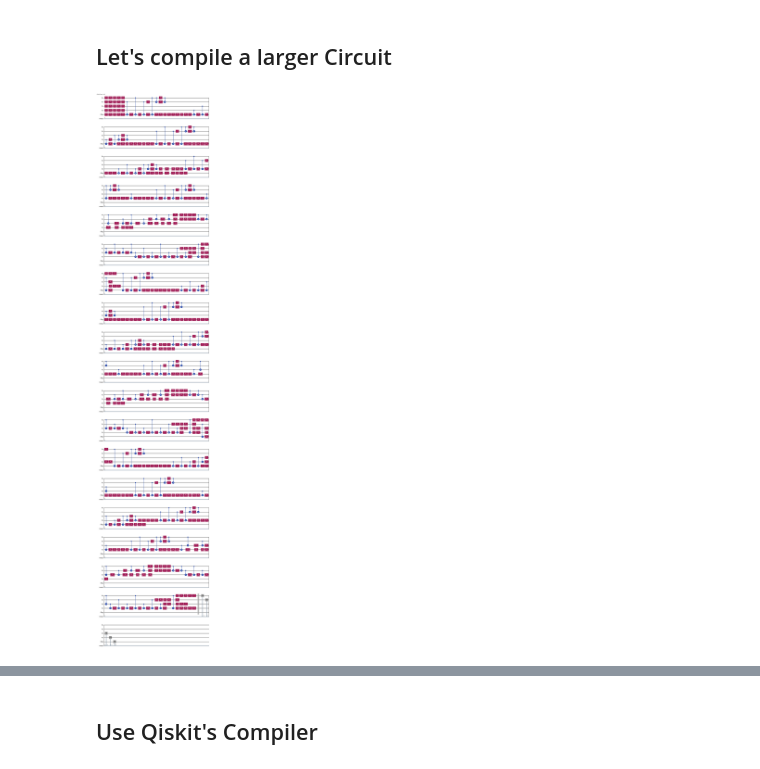
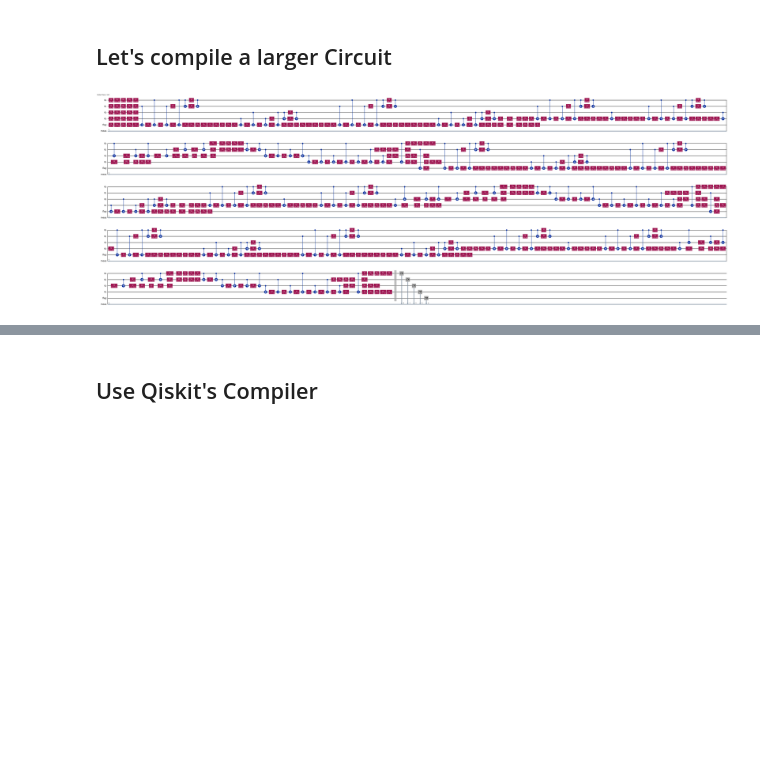
Before and after one commit to cda-tum/mqt, a Jupyter notebook: tutorial/02_compilation.ipynb, the cells around one changed output, grey strips where cells are left out. Saved outputs shown, nothing was run; the diff lists cells and outputs as text; code cells hidden in the pictures; blank space fills up the shorter version.

```diff
--- a/tutorial/02_compilation.ipynb
+++ b/tutorial/02_compilation.ipynb
@@ -72,8 +72,8 @@ circ_mapped.draw(output='mpl')
 ## Let's compile a larger Circuit
 # %%
 circ=get_benchmark(benchmark_name="grover-noancilla", level="nativegates", circuit_size=5).decompose(reps=3)
-circ.draw(output="mpl")
+circ.draw(output="mpl", fold=100)
 # %% [output]
-[figure, old version]
+[figure, new version]
 # %%
 circ_mapped, results = compile(circ, backend)
```
Also changed, not shown: parts of 7 cells of this notebook.
